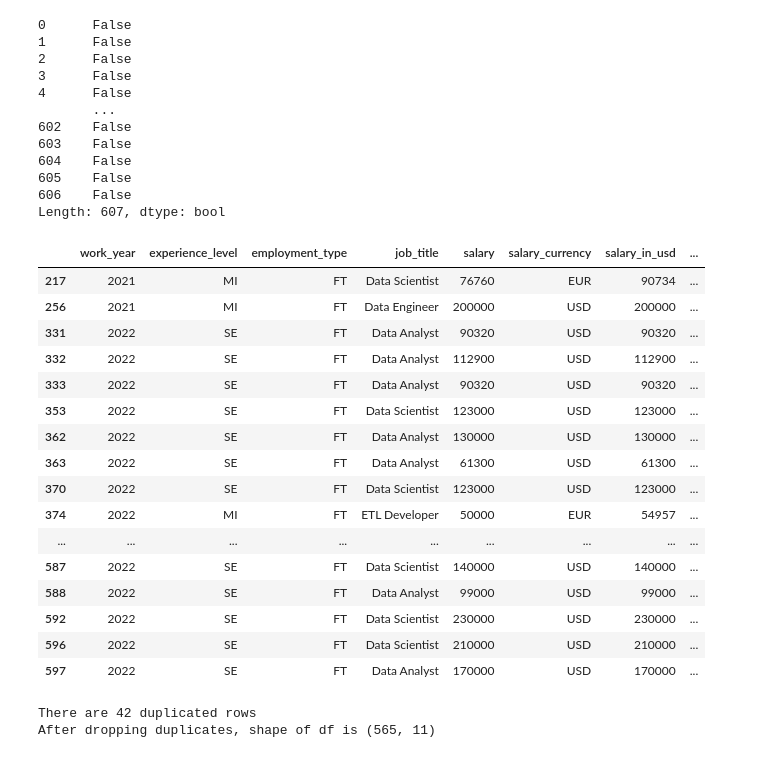
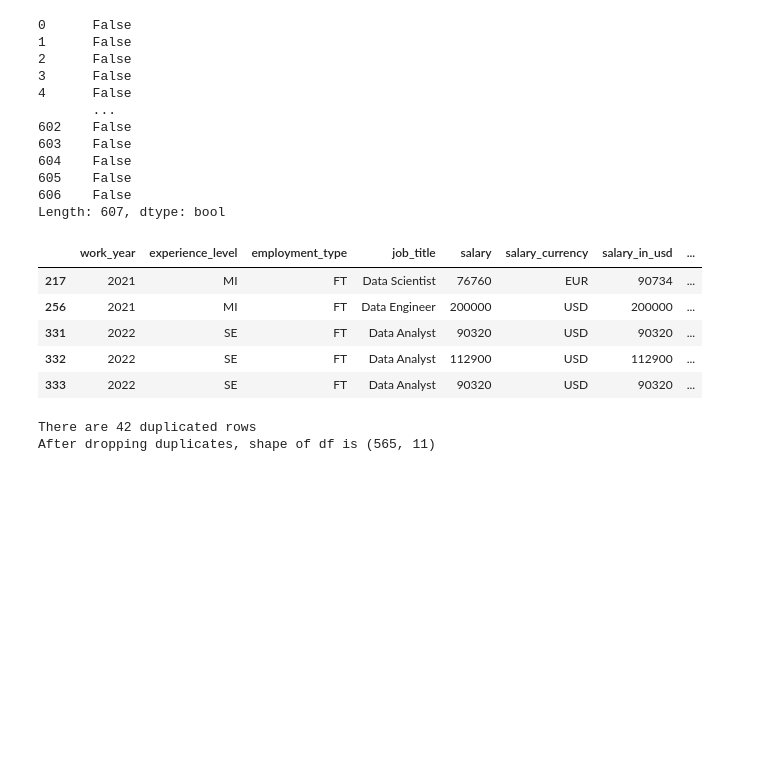
Before and after one commit to BinhHong/Data-science-job-salaries-2022, a Jupyter notebook: DS job salaries.ipynb, the cells around one changed output. Saved outputs shown, nothing was run; the diff lists cells and outputs as text; code cells hidden in the pictures; blank space fills up the shorter version.

```diff
--- a/DS job salaries.ipynb
+++ b/DS job salaries.ipynb
@@ -76,25 +76,14 @@ df.duplicated()
 606    False
 Length: 607, dtype: bool
 # %%
-df[df.duplicated()]
+df[df.duplicated()].head()
 # %% [output]
 |  | work_year | experience_level | employment_type | job_title | salary | salary_currency | salary_in_usd | ... |
 | 217 | 2021 | MI | FT | Data Scientist | 76760 | EUR | 90734 | ... |
 | 256 | 2021 | MI | FT | Data Engineer | 200000 | USD | 200000 | ... |
 | 331 | 2022 | SE | FT | Data Analyst | 90320 | USD | 90320 | ... |
 | 332 | 2022 | SE | FT | Data Analyst | 112900 | USD | 112900 | ... |
 | 333 | 2022 | SE | FT | Data Analyst | 90320 | USD | 90320 | ... |
-| 353 | 2022 | SE | FT | Data Scientist | 123000 | USD | 123000 | ... |
-| 362 | 2022 | SE | FT | Data Analyst | 130000 | USD | 130000 | ... |
-| 363 | 2022 | SE | FT | Data Analyst | 61300 | USD | 61300 | ... |
-| 370 | 2022 | SE | FT | Data Scientist | 123000 | USD | 123000 | ... |
-| 374 | 2022 | MI | FT | ETL Developer | 50000 | EUR | 54957 | ... |
-| ... | ... | ... | ... | ... | ... | ... | ... | ... |
-| 587 | 2022 | SE | FT | Data Scientist | 140000 | USD | 140000 | ... |
-| 588 | 2022 | SE | FT | Data Analyst | 99000 | USD | 99000 | ... |
-| 592 | 2022 | SE | FT | Data Scientist | 230000 | USD | 230000 | ... |
-| 596 | 2022 | SE | FT | Data Scientist | 210000 | USD | 210000 | ... |
-| 597 | 2022 | SE | FT | Data Analyst | 170000 | USD | 170000 | ... |
 # %%
 num_dup = len(df[df.duplicated()])
 print(f"There are {num_dup} duplicated rows")
```
Also changed, not shown: parts of 32 cells of this notebook.
